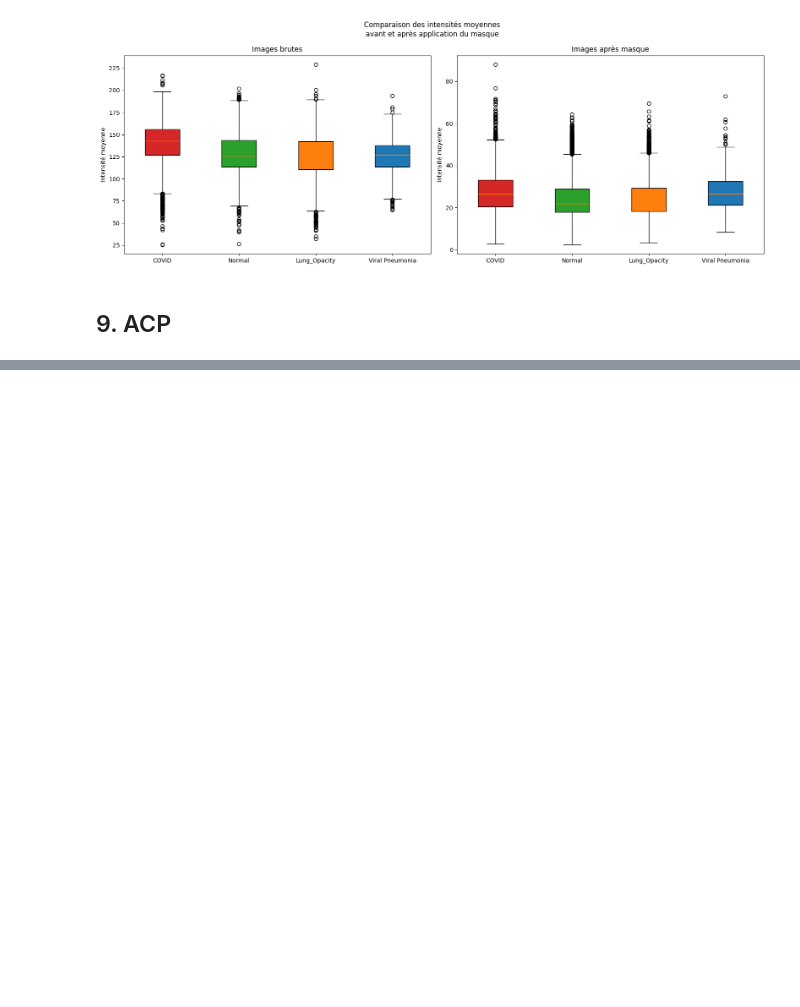
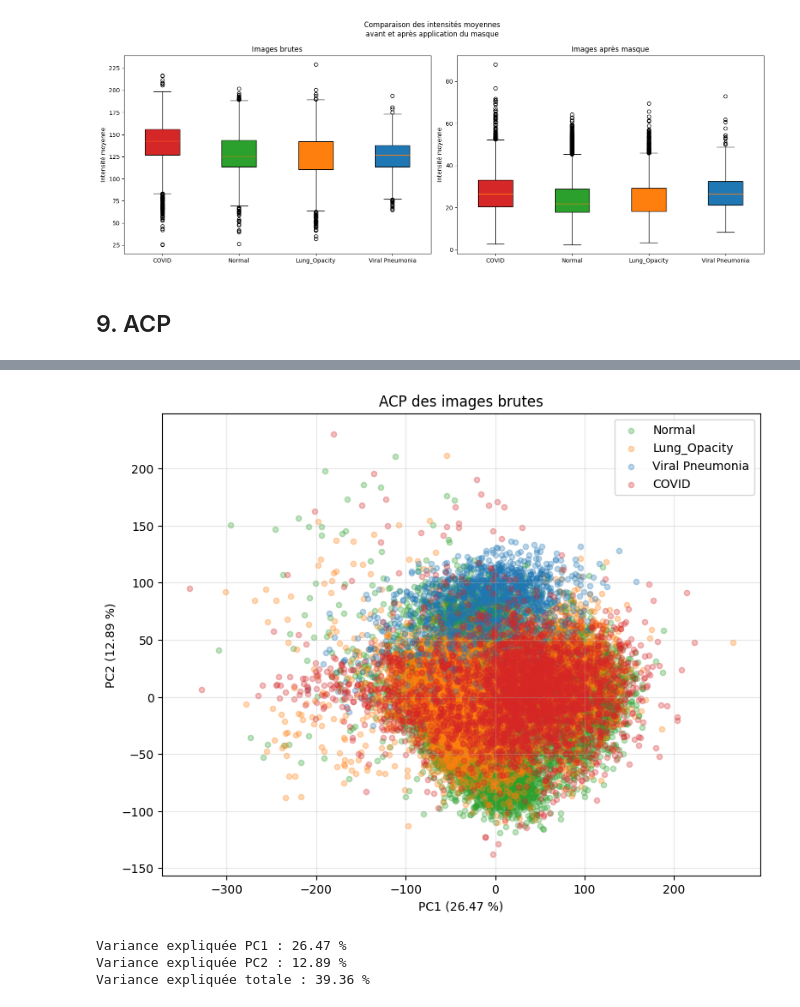
Before and after one commit to cyrilmarat/Liora_Covid, a Jupyter notebook: notebooks/exploration/Noura_exploration.ipynb, the cells around one changed output, grey strips where cells are left out. Saved outputs shown, nothing was run; the diff lists cells and outputs as text; code cells hidden in the pictures; blank space fills up the shorter version.

```diff
--- a/notebooks/exploration/Noura_exploration.ipynb
+++ b/notebooks/exploration/Noura_exploration.ipynb
@@ -1221,3 +1221,23 @@ Variance expliquée totale : 39.95 %
+# %%
+# ACP images brutes avec les COVID en avant
+
+X_raw, y_raw, files_raw = load_images_for_pca(
+    data_path,
+    classes,
+    mode="raw",
+    target_size=target_size
+)
+
+df_pca_raw, pca_raw = run_pca_and_plot(
+    X_raw,
+    y_raw,
+    "ACP des images brutes"
+)
+# %% [output]
+[figure, added]
+Variance expliquée PC1 : 26.47 %
+Variance expliquée PC2 : 12.89 %
+Variance expliquée totale : 39.36 %
 # %%
 # ACP Masks
 
```
Also changed, not shown: parts of 10 cells of this notebook.
